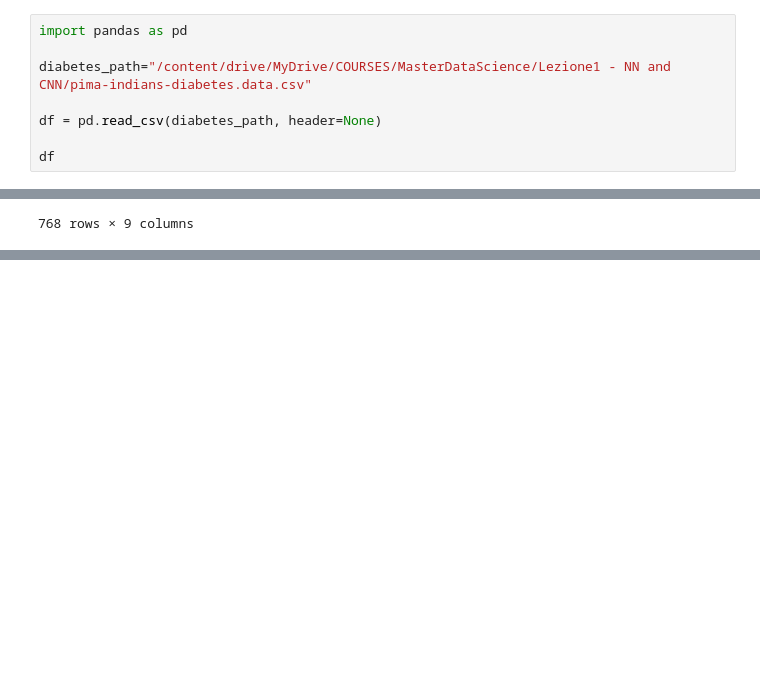
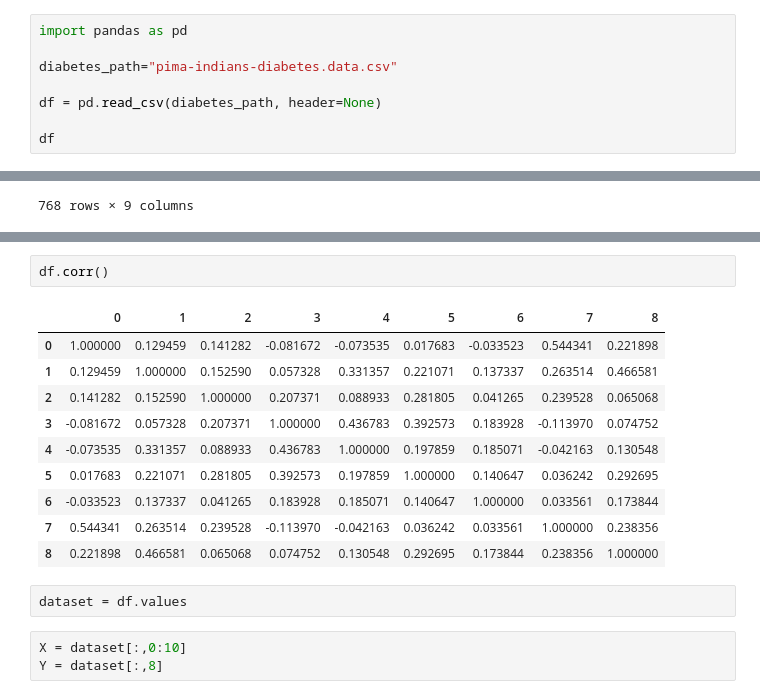
Before and after one commit to danieleavolio/2nd-Year, a Jupyter notebook: Deep Learning/Lab/Tensor e Keras/3_Tensorflow_Binary_Classification (1).ipynb, the cells around one changed output, grey strips where cells are left out. Cells and saved outputs as stored; diff of their text form; blank space fills up the shorter version.

```diff
--- a/Deep Learning/Lab/Tensor e Keras/3_Tensorflow_Binary_Classification (1).ipynb
+++ b/Deep Learning/Lab/Tensor e Keras/3_Tensorflow_Binary_Classification (1).ipynb
@@ -589,7 +589,7 @@ Output Variables (y):
 # %%
 import pandas as pd
 
-diabetes_path="/content/drive/MyDrive/COURSES/MasterDataScience/Lezione1 - NN and CNN/pima-indians-diabetes.data.csv"
+diabetes_path="pima-indians-diabetes.data.csv"
 
 df = pd.read_csv(diabetes_path, header=None)
 
@@ -610,0 +637,18 @@ df
+# %%
+df.corr()
+# %% [output]
+|  | 0 | 1 | 2 | 3 | 4 | 5 | 6 | 7 | 8 |
+| 0 | 1.000000 | 0.129459 | 0.141282 | -0.081672 | -0.073535 | 0.017683 | -0.033523 | 0.544341 | 0.221898 |
+| 1 | 0.129459 | 1.000000 | 0.152590 | 0.057328 | 0.331357 | 0.221071 | 0.137337 | 0.263514 | 0.466581 |
+| 2 | 0.141282 | 0.152590 | 1.000000 | 0.207371 | 0.088933 | 0.281805 | 0.041265 | 0.239528 | 0.065068 |
+| 3 | -0.081672 | 0.057328 | 0.207371 | 1.000000 | 0.436783 | 0.392573 | 0.183928 | -0.113970 | 0.074752 |
+| 4 | -0.073535 | 0.331357 | 0.088933 | 0.436783 | 1.000000 | 0.197859 | 0.185071 | -0.042163 | 0.130548 |
+| 5 | 0.017683 | 0.221071 | 0.281805 | 0.392573 | 0.197859 | 1.000000 | 0.140647 | 0.036242 | 0.292695 |
+| 6 | -0.033523 | 0.137337 | 0.041265 | 0.183928 | 0.185071 | 0.140647 | 1.000000 | 0.033561 | 0.173844 |
+| 7 | 0.544341 | 0.263514 | 0.239528 | -0.113970 | -0.042163 | 0.036242 | 0.033561 | 1.000000 | 0.238356 |
+| 8 | 0.221898 | 0.466581 | 0.065068 | 0.074752 | 0.130548 | 0.292695 | 0.173844 | 0.238356 | 1.000000 |
+# %%
+dataset = df.values
+# %%
+X = dataset[:,0:10]
+Y = dataset[:,8]
```
Also changed, not shown: parts of 2 cells of this notebook, 15 other files.
